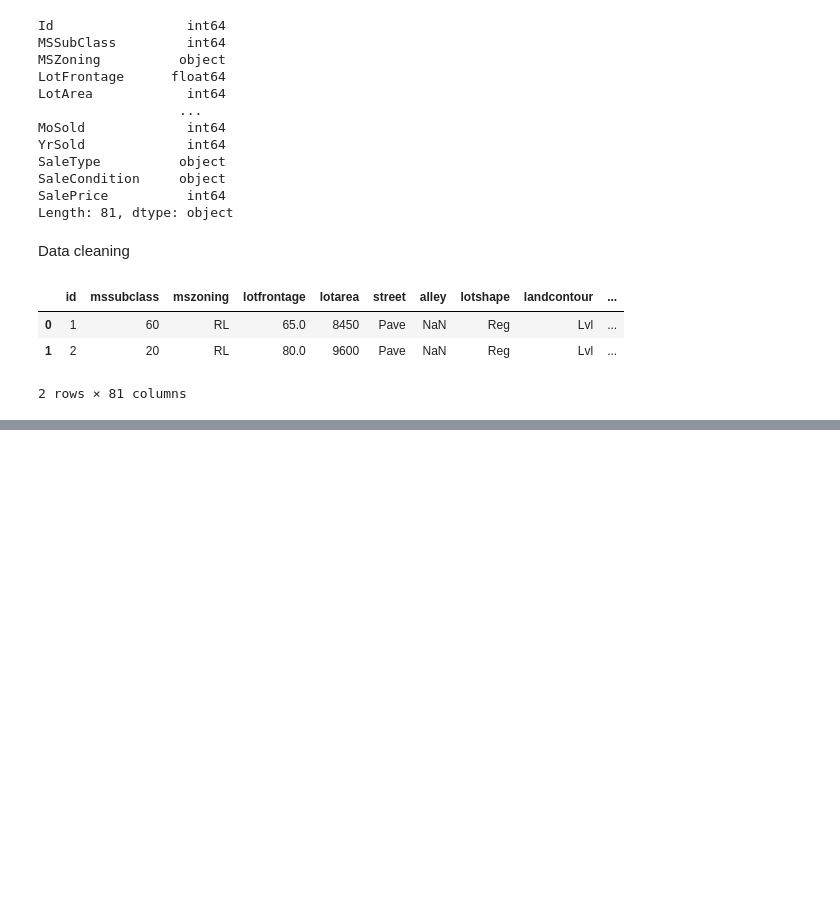
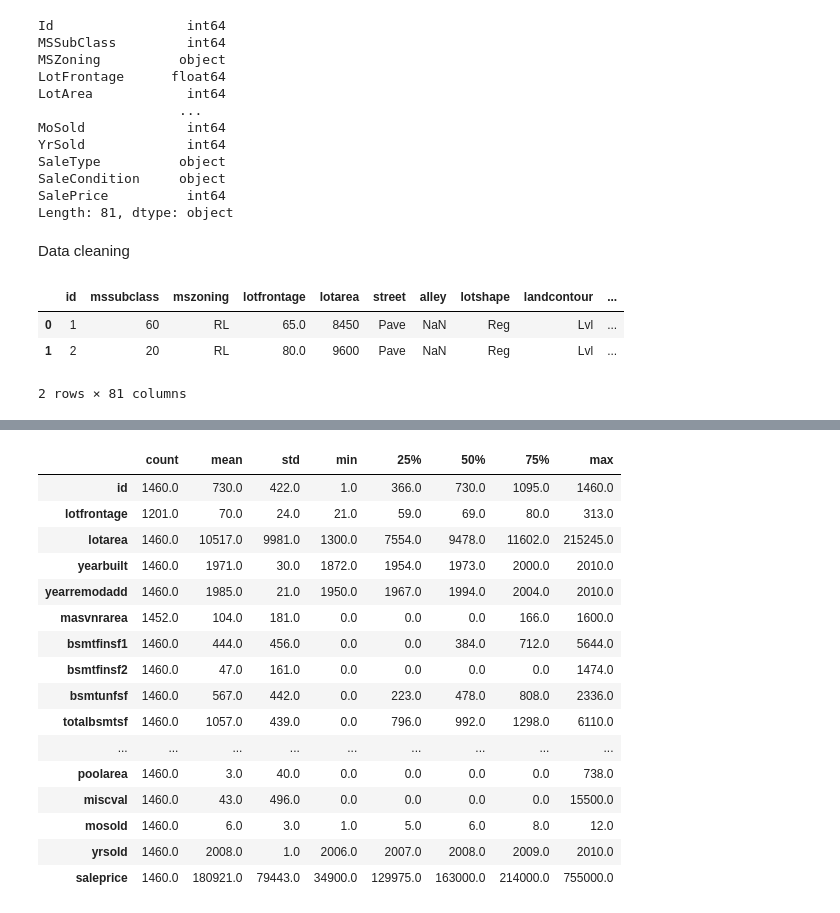
Before and after one commit to sarah-zhan/house_price_prediction, a Jupyter notebook: main.ipynb, the cells around one changed output, grey strips where cells are left out. Cells and saved outputs as stored; diff of their text form; code cells hidden in the pictures; blank space fills up the shorter version.

```diff
--- a/main.ipynb
+++ b/main.ipynb
@@ -83,0 +120,5 @@ df_train.head()
+# %%
+for c in list(df_train.dtypes[df_train.dtypes == "object"].index):
+    df_train[c] = df_train[c].str.replace(" ", "_").str.lower()
+
+df_train.head(3)
@@ -83,0 +131,21 @@ df_train.head()
+# %%
+# check the numerical columns
+df_train.describe().round().T
+# %% [output]
+|  | count | mean | std | min | 25% | 50% | 75% | max |
+| id | 1460.0 | 730.0 | 422.0 | 1.0 | 366.0 | 730.0 | 1095.0 | 1460.0 |
+| lotfrontage | 1201.0 | 70.0 | 24.0 | 21.0 | 59.0 | 69.0 | 80.0 | 313.0 |
+| lotarea | 1460.0 | 10517.0 | 9981.0 | 1300.0 | 7554.0 | 9478.0 | 11602.0 | 215245.0 |
+| yearbuilt | 1460.0 | 1971.0 | 30.0 | 1872.0 | 1954.0 | 1973.0 | 2000.0 | 2010.0 |
+| yearremodadd | 1460.0 | 1985.0 | 21.0 | 1950.0 | 1967.0 | 1994.0 | 2004.0 | 2010.0 |
+| masvnrarea | 1452.0 | 104.0 | 181.0 | 0.0 | 0.0 | 0.0 | 166.0 | 1600.0 |
+| bsmtfinsf1 | 1460.0 | 444.0 | 456.0 | 0.0 | 0.0 | 384.0 | 712.0 | 5644.0 |
+| bsmtfinsf2 | 1460.0 | 47.0 | 161.0 | 0.0 | 0.0 | 0.0 | 0.0 | 1474.0 |
+| bsmtunfsf | 1460.0 | 567.0 | 442.0 | 0.0 | 223.0 | 478.0 | 808.0 | 2336.0 |
+| totalbsmtsf | 1460.0 | 1057.0 | 439.0 | 0.0 | 796.0 | 992.0 | 1298.0 | 6110.0 |
+| ... | ... | ... | ... | ... | ... | ... | ... | ... |
+| poolarea | 1460.0 | 3.0 | 40.0 | 0.0 | 0.0 | 0.0 | 0.0 | 738.0 |
+| miscval | 1460.0 | 43.0 | 496.0 | 0.0 | 0.0 | 0.0 | 0.0 | 15500.0 |
+| mosold | 1460.0 | 6.0 | 3.0 | 1.0 | 5.0 | 6.0 | 8.0 | 12.0 |
+| yrsold | 1460.0 | 2008.0 | 1.0 | 2006.0 | 2007.0 | 2008.0 | 2009.0 | 2010.0 |
+| saleprice | 1460.0 | 180921.0 | 79443.0 | 34900.0 | 129975.0 | 163000.0 | 214000.0 | 755000.0 |
```
Also changed, not shown: parts of 5 cells of this notebook.
